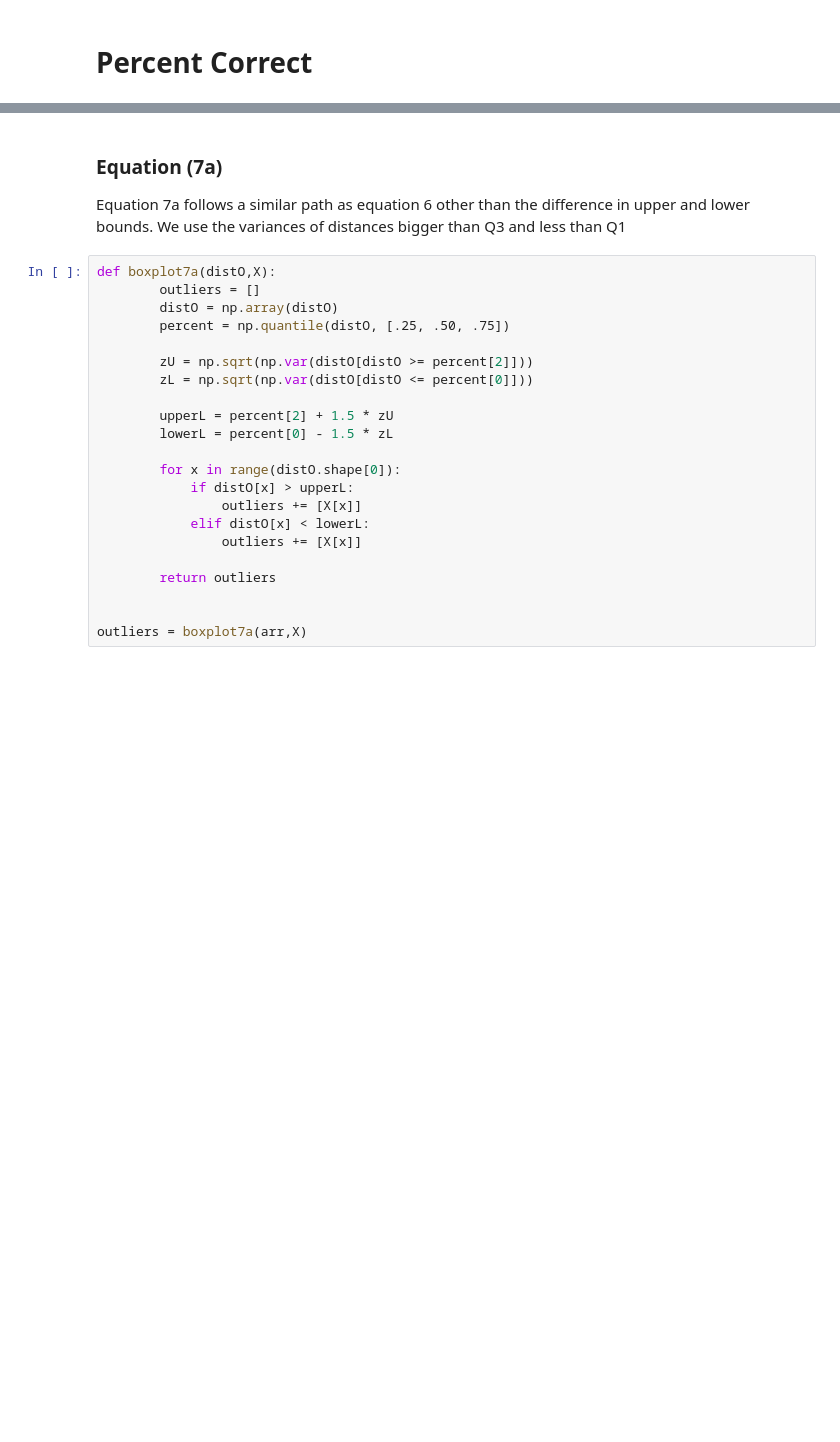
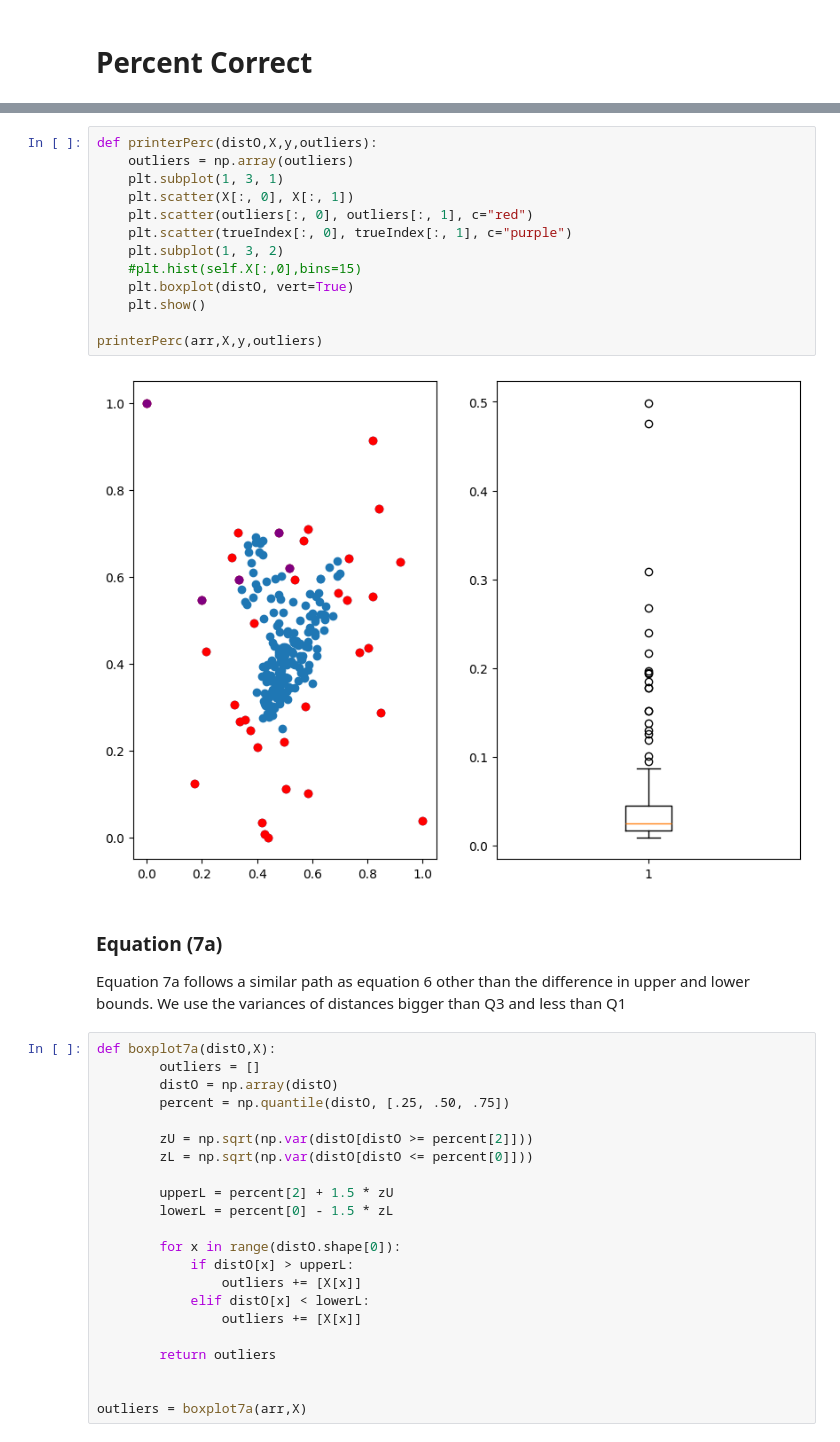
Before and after one commit to hodge-py/Outlier-Detection, a Jupyter notebook: Outlier Detection.ipynb, the cells around one changed output, grey strips where cells are left out. Saved outputs shown, nothing was run; the diff lists cells and outputs as text; blank space fills up the shorter version.

```diff
--- a/Outlier Detection.ipynb
+++ b/Outlier Detection.ipynb
@@ -118,6 +121,21 @@ print(TruePositive, FalsePositive,(TruePositive / indexOutliers.size), (FalsePos
 # %% [output]
 36
 5 31 0.1388888888888889 0.8611111111111112
+# %%
+def printerPerc(distO,X,y,outliers):
+    outliers = np.array(outliers)
+    plt.subplot(1, 3, 1)
+    plt.scatter(X[:, 0], X[:, 1])
+    plt.scatter(outliers[:, 0], outliers[:, 1], c="red")
+    plt.scatter(trueIndex[:, 0], trueIndex[:, 1], c="purple")
+    plt.subplot(1, 3, 2)
+    #plt.hist(self.X[:,0],bins=15)
+    plt.boxplot(distO, vert=True)
+    plt.show()
+
+printerPerc(arr,X,y,outliers)
+# %% [output]
+[figure, added]
 # %% [markdown]
 ### Equation (7a)
 Equation 7a follows a similar path as equation 6 other than the difference in upper and lower bounds. We use the variances of distances bigger than Q3 and less than Q1
```
Also changed, not shown: parts of 4 cells of this notebook.
